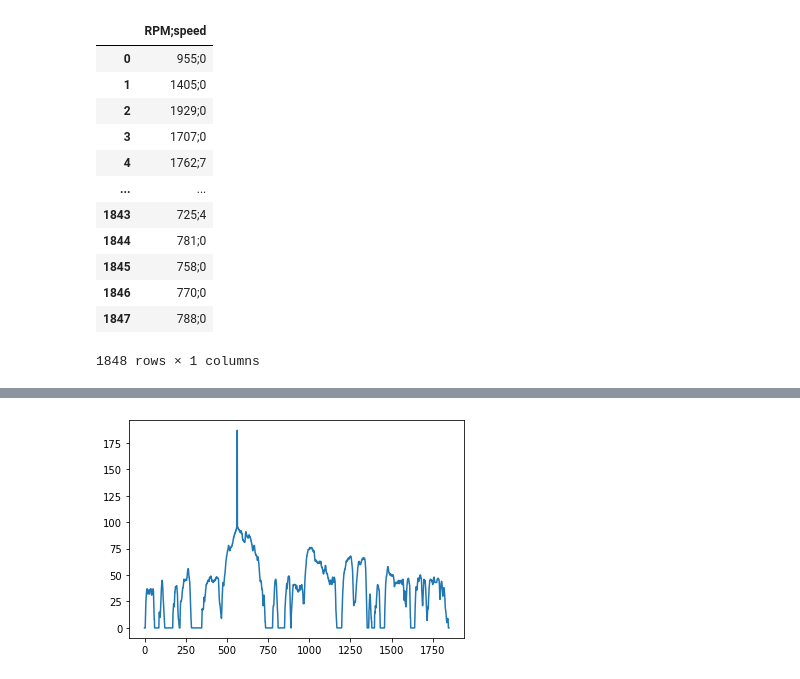
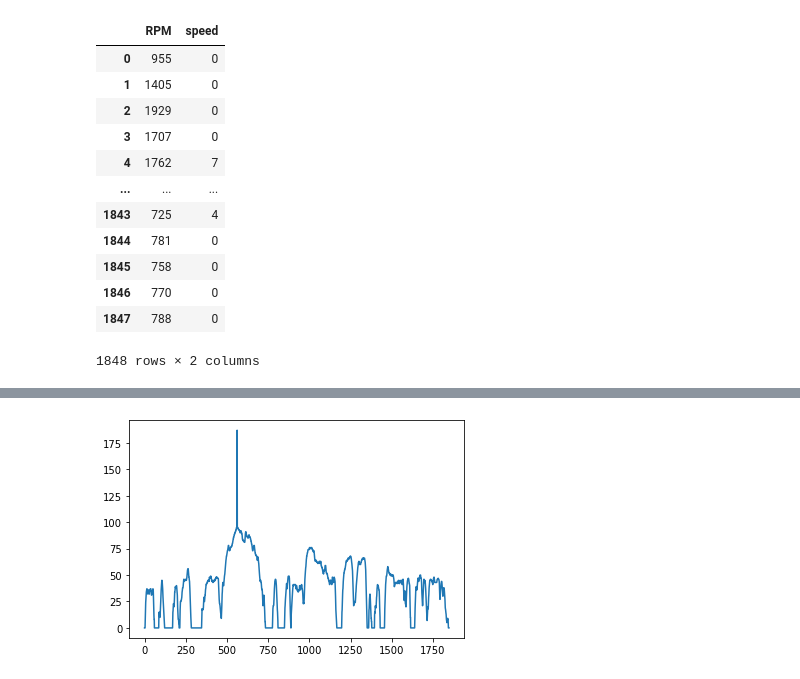
Before and after one commit to sixpointthree/jupyter-notebooks, a Jupyter notebook: ITSA-R/R-vehicle-speed.ipynb, the cells around one changed output, grey strips where cells are left out. Cells and saved outputs as stored; diff of their text form; code cells hidden in the pictures.

```diff
--- a/ITSA-R/R-vehicle-speed.ipynb
+++ b/ITSA-R/R-vehicle-speed.ipynb
@@ -1,22 +1,22 @@
 # %%
 import pandas as pd
 # %%
-data = pd.read_csv("./vehicle_overland.csv")
+data = pd.read_csv("./vehicle_overland.csv", delimiter=";")
 data # print
 # %% [output]
-|  | RPM;speed |
-| 0 | 955;0 |
-| 1 | 1405;0 |
-| 2 | 1929;0 |
-| 3 | 1707;0 |
-| 4 | 1762;7 |
-| ... | ... |
-| 1843 | 725;4 |
-| 1844 | 781;0 |
-| 1845 | 758;0 |
-| 1846 | 770;0 |
-| 1847 | 788;0 |
+|  | RPM | speed |
+| 0 | 955 | 0 |
+| 1 | 1405 | 0 |
+| 2 | 1929 | 0 |
+| 3 | 1707 | 0 |
+| 4 | 1762 | 7 |
+| ... | ... | ... |
+| 1843 | 725 | 4 |
+| 1844 | 781 | 0 |
+| 1845 | 758 | 0 |
+| 1846 | 770 | 0 |
+| 1847 | 788 | 0 |
-1848 rows × 1 columns
+1848 rows × 2 columns
 # %%
 import numpy as np
 
```
Also changed, not shown: parts of 2 cells of this notebook.
